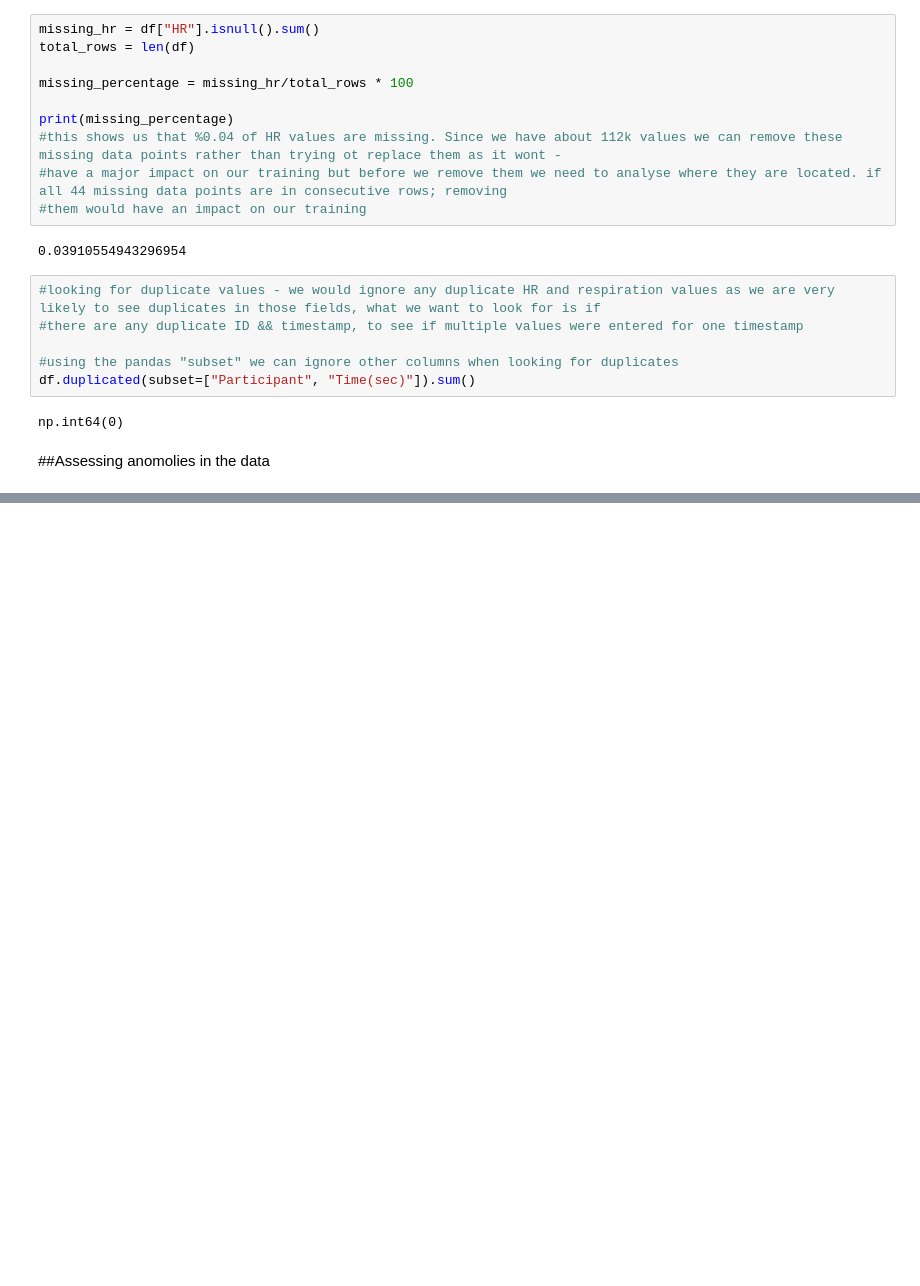
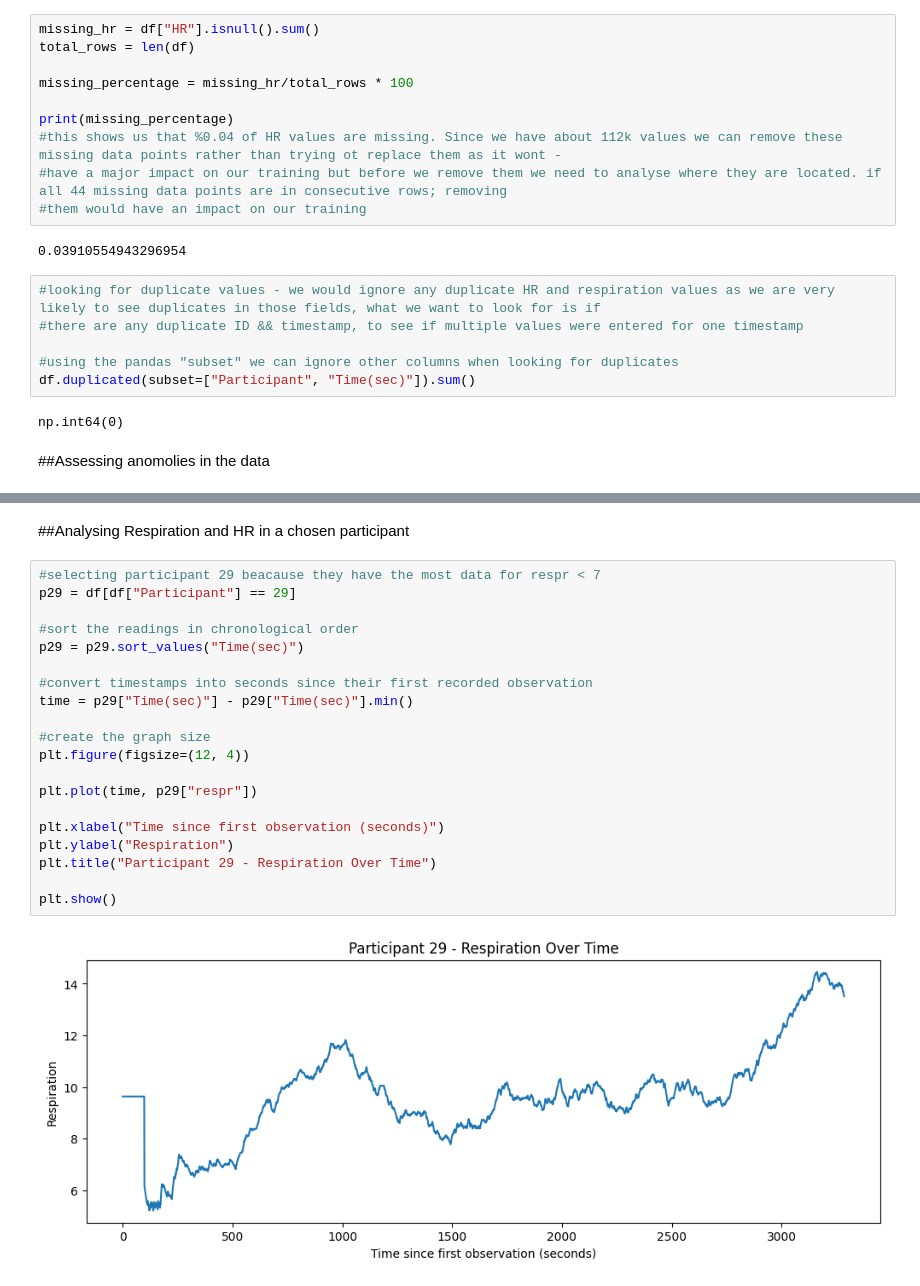
Before and after one commit to NathanMcCormack/Principles_of_ML_Assignment1, a Jupyter notebook: ML_Assignment_1.ipynb, the cells around one changed output, grey strips where cells are left out. Saved outputs shown, nothing was run; the diff lists cells and outputs as text; blank space fills up the shorter version.

Commit message:
analysing participants 29 & 17

```diff
--- a/ML_Assignment_1.ipynb
+++ b/ML_Assignment_1.ipynb
@@ -123,0 +143,24 @@ max         1.000000
+# %% [markdown]
+##Analysing Respiration and HR in a chosen participant
+# %%
+#selecting participant 29 beacause they have the most data for respr < 7
+p29 = df[df["Participant"] == 29]
+
+#sort the readings in chronological order
+p29 = p29.sort_values("Time(sec)")
+
+#convert timestamps into seconds since their first recorded observation
+time = p29["Time(sec)"] - p29["Time(sec)"].min()
+
+#create the graph size
+plt.figure(figsize=(12, 4))
+
+plt.plot(time, p29["respr"])
+
+plt.xlabel("Time since first observation (seconds)")
+plt.ylabel("Respiration")
+plt.title("Participant 29 - Respiration Over Time")
+
+plt.show()
+# %% [output]
+[figure, added]
```
Also changed, not shown: parts of 9 cells of this notebook.
